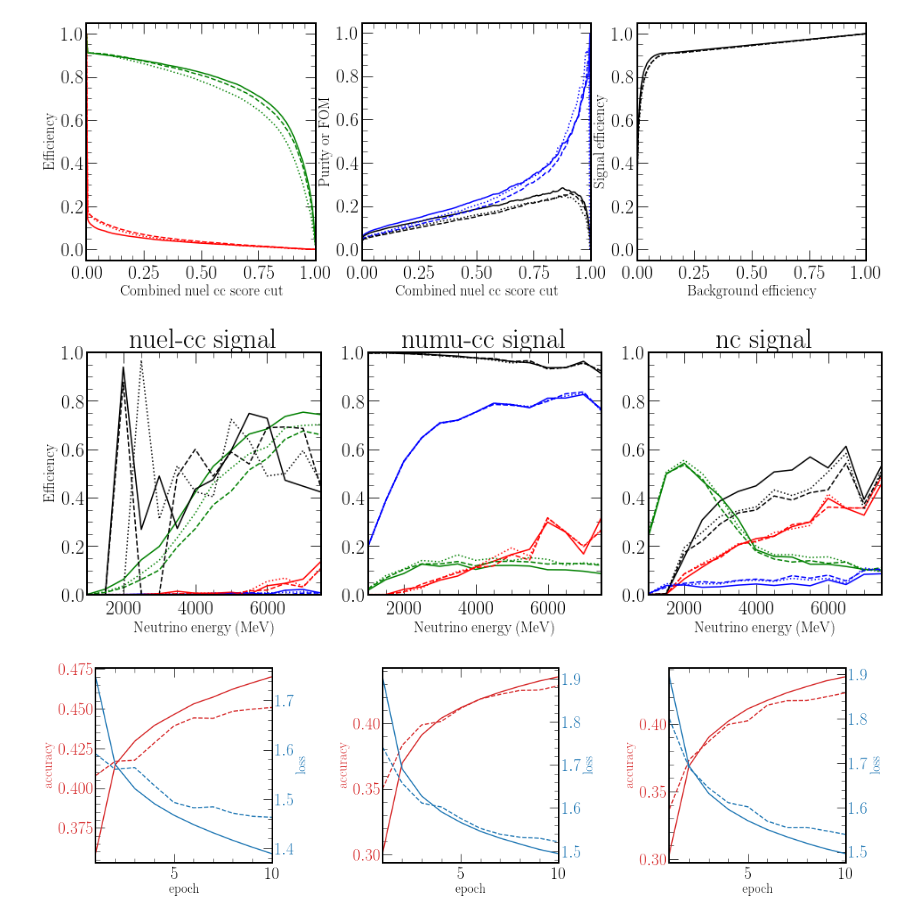
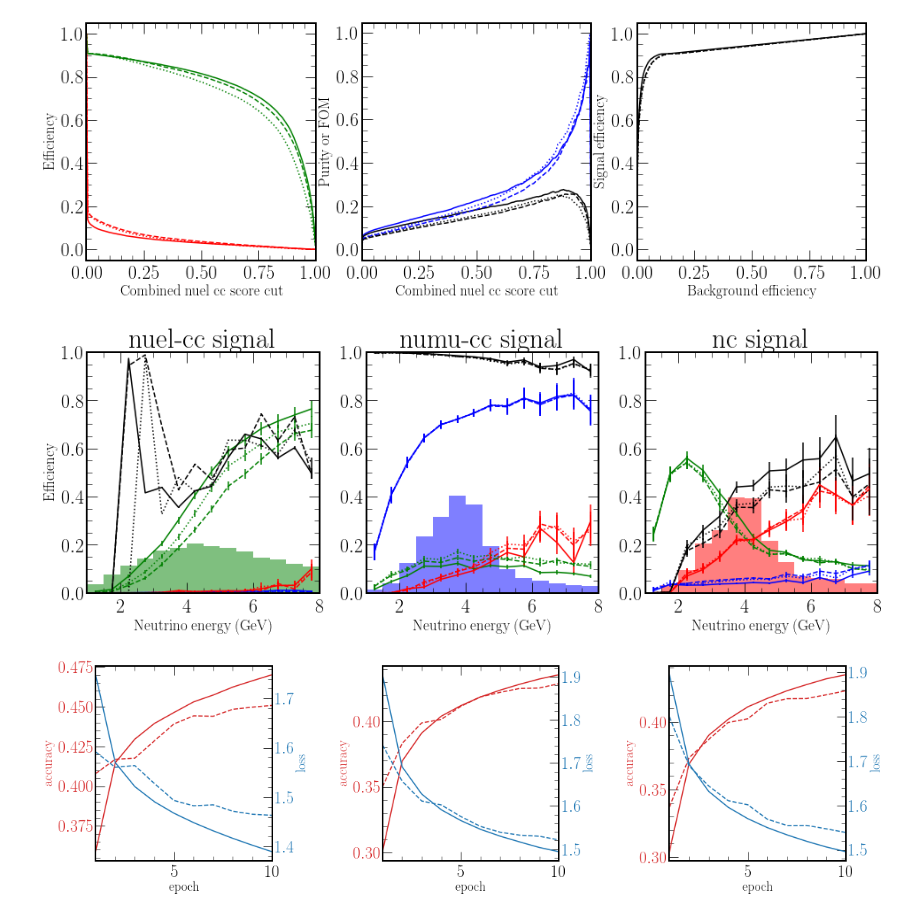
Before and after one commit to chipsneutrino/chips-net, a Jupyter notebook: notebooks/analysis.ipynb, the cells around one changed output. Saved outputs shown, nothing was run; the diff lists cells and outputs as text; code cells hidden in the pictures.

```diff
--- a/notebooks/analysis.ipynb
+++ b/notebooks/analysis.ipynb
@@ -511,7 +308,7 @@ plot_curves([v_ct_flux_out, o_ct_flux_out, i_ct_flux_out], "representation_curve
 # %% [output]
 [figure]
 # %%
-plot_e_hists([v_ct_flux_out, o_ct_flux_out, i_ct_flux_out], "representation_e_hists")
+chipsnet.plotting.plot_e_hists([v_ct_flux_out, o_ct_flux_out, i_ct_flux_out], v_ct_flux_ev, save_path+"representation_e_hists")
 # %% [output]
-[figure, old version]
+[figure, new version]
 # %%
```
Also changed, not shown: parts of 62 cells of this notebook, 6 other files.
